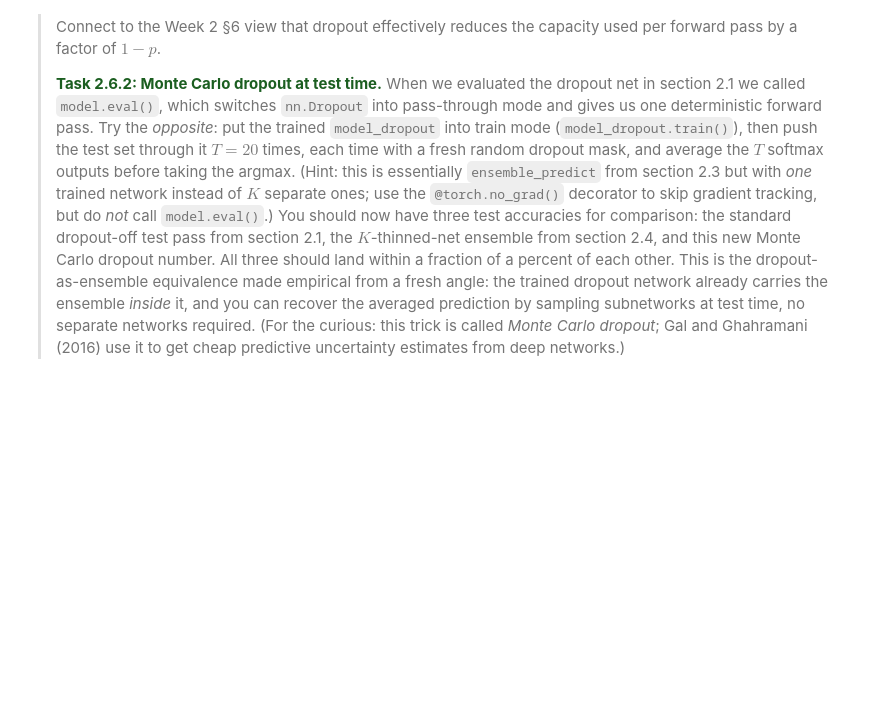
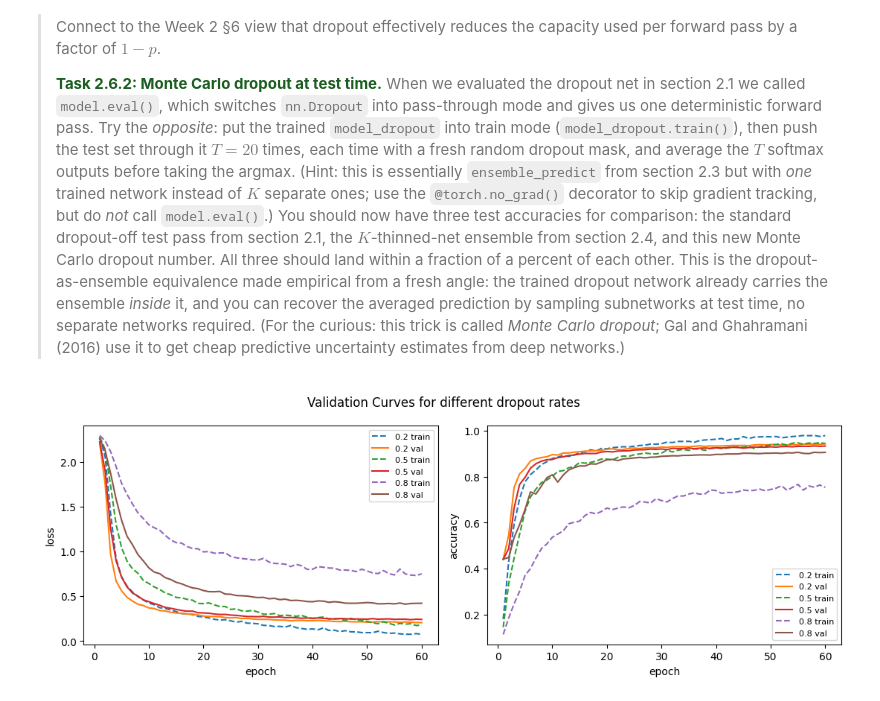
Before and after one commit to 9yifanchen9/MATH3881-5881, a Jupyter notebook: tutorials/week03/Week3_Practice_Tutorial.ipynb, the cells around one changed output. Cells and saved outputs as stored; diff of their text form; code cells hidden in the pictures; blank space fills up the shorter version.

```diff
--- a/tutorials/week03/Week3_Practice_Tutorial.ipynb
+++ b/tutorials/week03/Week3_Practice_Tutorial.ipynb
@@ -232,19 +232,25 @@ We wrap everything in a `fit` function that loops over epochs. An *epoch* is one
 
 We train for 60 epochs. With only 5,000 training samples, an unregularised feedforward network has enough capacity to essentially memorise the training set, and the training accuracy approaches $100\%$. The validation loss, however, plateaus partway through and then starts to creep upward; that movement, validation loss going up while training loss keeps going down, is the textbook signature of overfitting.
 # %%
+import tqdm
+
 def fit(model, n_epochs=60, lr=0.01, momentum=0.9,
-        train_loader=train_loader, val_loader=val_loader):
+        train_loader=train_loader, val_loader=val_loader, collapse_progress=False):
     optimizer = optim.SGD(model.parameters(), lr=lr, momentum=momentum)
     history = {'train_loss': [], 'val_loss': [], 'train_acc': [], 'val_acc': []}
-    for epoch in range(1, n_epochs + 1):
+
+    if collapse_progress:
+      pbar = tqdm.tqdm(range(1, n_epochs + 1))
+    else:
+      range(1, n_epochs + 1)
+
+    for epoch in pbar:
         tr_loss, tr_acc = train_one_epoch(model, train_loader, optimizer, criterion)
         va_loss, va_acc = evaluate(model, val_loader, criterion)
         history['train_loss'].append(tr_loss); history['val_loss'].append(va_loss)
         history['train_acc'].append(tr_acc);   history['val_acc'].append(va_acc)
-        print(f'epoch {epoch:2d}  train loss {tr_loss:.4f}  val loss {va_loss:.4f}  '
-              f'train acc {tr_acc:.4f}  val acc {va_acc:.4f}')
+        if collapse_progress:
+          pbar.set_description(f'train loss {tr_loss:.4f}  val loss {va_loss:.4f}  '
+                f'train acc {tr_acc:.4f}  val acc {va_acc:.4f}')
+
     return history
-
-torch.manual_seed(SEED)
-model_baseline = make_model().to(device)
-hist_baseline = fit(model_baseline, n_epochs=60)
@@ -510,3 +502,15 @@ That last point is the empirical content of the dropout-as-ensemble claim. Dropo
 > <font color="#1b5e20">**Task 2.6.1: change the dropout rate.**</font> Re-run section 2.1 with $p = 0.2$ and then $p = 0.8$. Plot the validation curves alongside the original $p = 0.5$ result. Does a higher dropout rate always help? Why does $p = 0.8$ hurt? Connect to the Week 2 §6 view that dropout effectively reduces the capacity used per forward pass by a factor of $1 - p$.
 >
 > <font color="#1b5e20">**Task 2.6.2: Monte Carlo dropout at test time.**</font> When we evaluated the dropout net in section 2.1 we called `model.eval()`, which switches `nn.Dropout` into pass-through mode and gives us one deterministic forward pass. Try the *opposite*: put the trained `model_dropout` into train mode (`model_dropout.train()`), then push the test set through it $T = 20$ times, each time with a fresh random dropout mask, and average the $T$ softmax outputs before taking the argmax. (Hint: this is essentially `ensemble_predict` from section 2.3 but with *one* trained network instead of $K$ separate ones; use the `@torch.no_grad()` decorator to skip gradient tracking, but do *not* call `model.eval()`.) You should now have three test accuracies for comparison: the standard dropout-off test pass from section 2.1, the $K$-thinned-net ensemble from section 2.4, and this new Monte Carlo dropout number. All three should land within a fraction of a percent of each other. This is the dropout-as-ensemble equivalence made empirical from a fresh angle: the trained dropout network already carries the ensemble *inside* it, and you can recover the averaged prediction by sampling subnetworks at test time, no separate networks required. (For the curious: this trick is called *Monte Carlo dropout*; Gal and Ghahramani (2016) use it to get cheap predictive uncertainty estimates from deep networks.)
+# %%
+# Task 2.6.1
+dropout_rates = (0.2, 0.5, 0.8)
+dropout_fit_results = []
+
+for dropout_p in dropout_rates:
+  torch.manual_seed(SEED)
+  model_dropout = make_model(hidden1=128, hidden2=64, dropout_p=dropout_p).to(device)
+  hist_dropout  = fit(model_dropout, n_epochs=60)
+  dropout_fit_results.append(hist_dropout)
+# %% [output]
+[figure, added]
```
Also changed, not shown: parts of 5 cells of this notebook.
